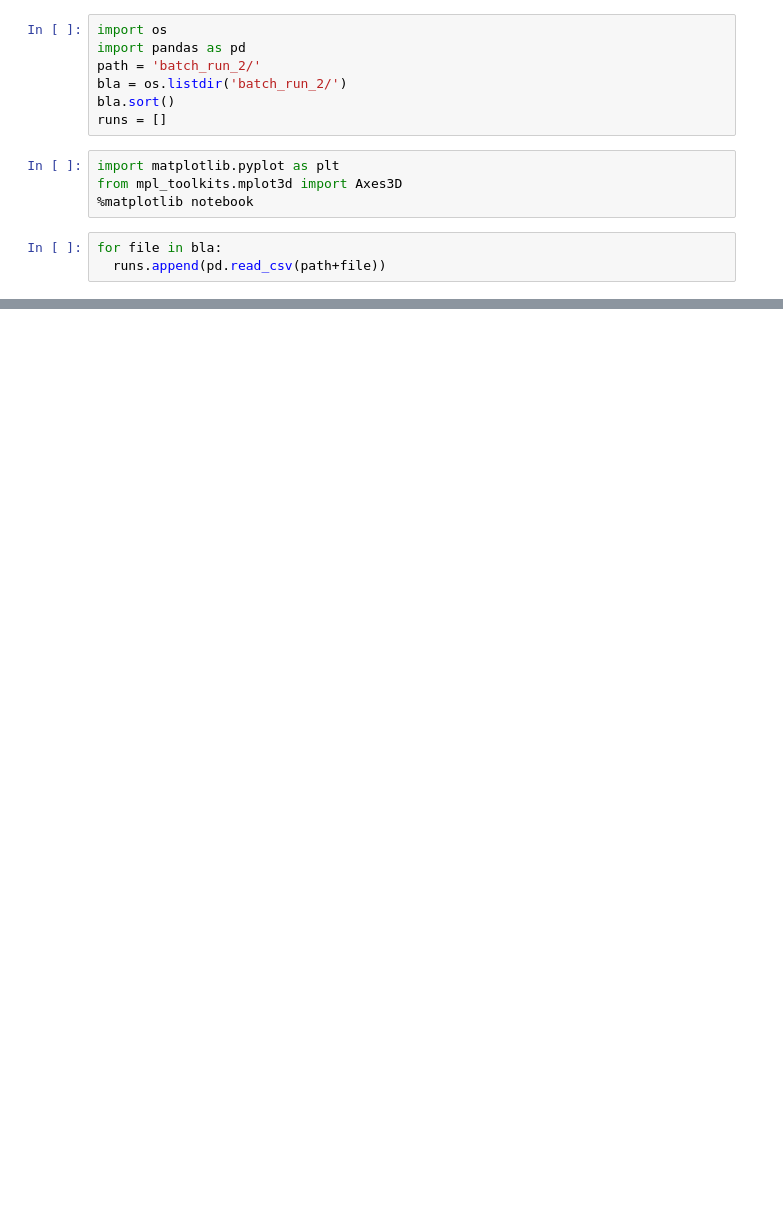
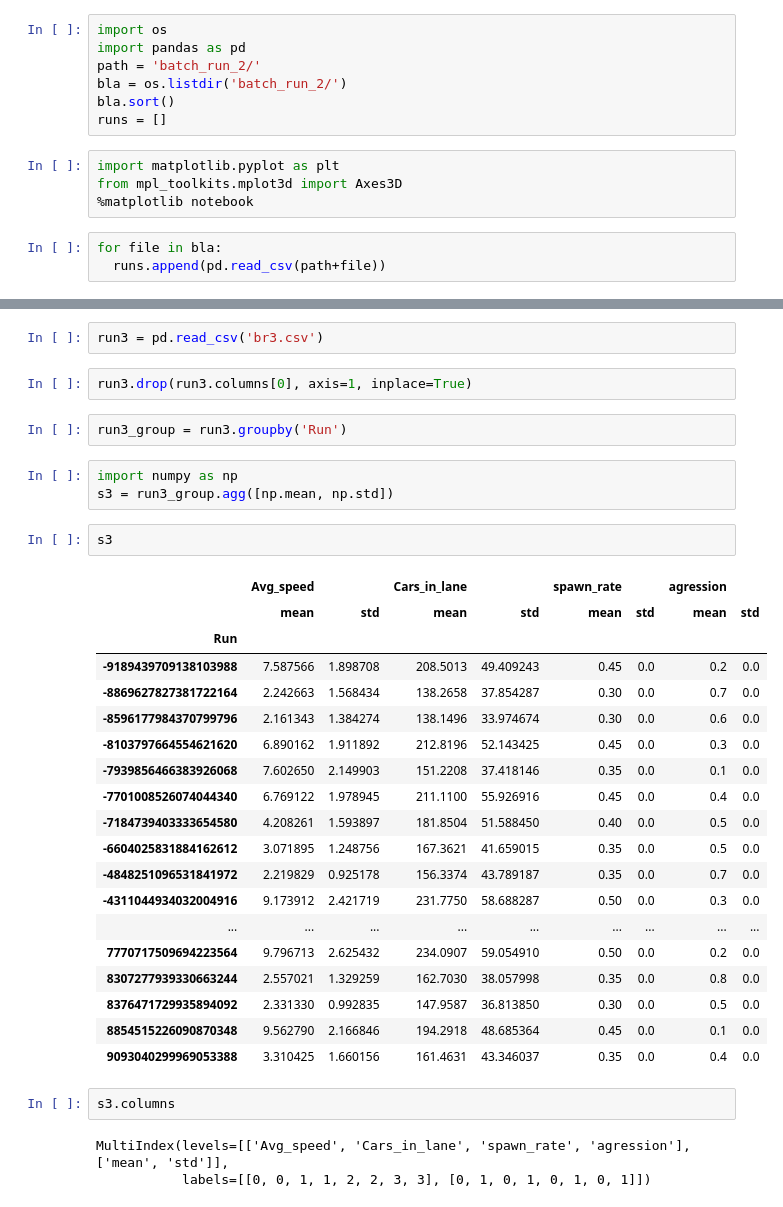
Before and after one commit to CoenHoningh/ABM, a Jupyter notebook: Data-analysis/OFAT/OFAT_anal.ipynb, the cells around one changed output, grey strips where cells are left out. Cells and saved outputs as stored; diff of their text form; blank space fills up the shorter version.

```diff
--- a/Data-analysis/OFAT/OFAT_anal.ipynb
+++ b/Data-analysis/OFAT/OFAT_anal.ipynb
@@ -70,3 +77,39 @@ plt.show()
 # %% [output]
 [interactive output not drawn]
 [interactive output not drawn]
+# %%
+run3 = pd.read_csv('br3.csv')
+# %%
+run3.drop(run3.columns[0], axis=1, inplace=True)
+# %%
+run3_group = run3.groupby('Run')
+# %%
+import numpy as np
+s3 = run3_group.agg([np.mean, np.std])
+# %%
+s3
+# %% [output]
+|  | Avg_speed |  | Cars_in_lane |  | spawn_rate |  | agression |  |
+|  | mean | std | mean | std | mean | std | mean | std |
+| Run |  |  |  |  |  |  |  |  |
+| -9189439709138103988 | 7.587566 | 1.898708 | 208.5013 | 49.409243 | 0.45 | 0.0 | 0.2 | 0.0 |
+| -8869627827381722164 | 2.242663 | 1.568434 | 138.2658 | 37.854287 | 0.30 | 0.0 | 0.7 | 0.0 |
+| -8596177984370799796 | 2.161343 | 1.384274 | 138.1496 | 33.974674 | 0.30 | 0.0 | 0.6 | 0.0 |
+| -8103797664554621620 | 6.890162 | 1.911892 | 212.8196 | 52.143425 | 0.45 | 0.0 | 0.3 | 0.0 |
+| -7939856466383926068 | 7.602650 | 2.149903 | 151.2208 | 37.418146 | 0.35 | 0.0 | 0.1 | 0.0 |
+| -7701008526074044340 | 6.769122 | 1.978945 | 211.1100 | 55.926916 | 0.45 | 0.0 | 0.4 | 0.0 |
+| -7184739403333654580 | 4.208261 | 1.593897 | 181.8504 | 51.588450 | 0.40 | 0.0 | 0.5 | 0.0 |
+| -6604025831884162612 | 3.071895 | 1.248756 | 167.3621 | 41.659015 | 0.35 | 0.0 | 0.5 | 0.0 |
+| -4848251096531841972 | 2.219829 | 0.925178 | 156.3374 | 43.789187 | 0.35 | 0.0 | 0.7 | 0.0 |
+| -4311044934032004916 | 9.173912 | 2.421719 | 231.7750 | 58.688287 | 0.50 | 0.0 | 0.3 | 0.0 |
+| ... | ... | ... | ... | ... | ... | ... | ... | ... |
+| 7770717509694223564 | 9.796713 | 2.625432 | 234.0907 | 59.054910 | 0.50 | 0.0 | 0.2 | 0.0 |
+| 8307277939330663244 | 2.557021 | 1.329259 | 162.7030 | 38.057998 | 0.35 | 0.0 | 0.8 | 0.0 |
+| 8376471729935894092 | 2.331330 | 0.992835 | 147.9587 | 36.813850 | 0.30 | 0.0 | 0.5 | 0.0 |
+| 8854515226090870348 | 9.562790 | 2.166846 | 194.2918 | 48.685364 | 0.45 | 0.0 | 0.1 | 0.0 |
+| 9093040299969053388 | 3.310425 | 1.660156 | 161.4631 | 43.346037 | 0.35 | 0.0 | 0.4 | 0.0 |
+# %%
+s3.columns
+# %% [output]
+MultiIndex(levels=[['Avg_speed', 'Cars_in_lane', 'spawn_rate', 'agression'], ['mean', 'std']],
+           labels=[[0, 0, 1, 1, 2, 2, 3, 3], [0, 1, 0, 1, 0, 1, 0, 1]])
```
Also changed, not shown: parts of 8 cells of this notebook, 10 other files.
